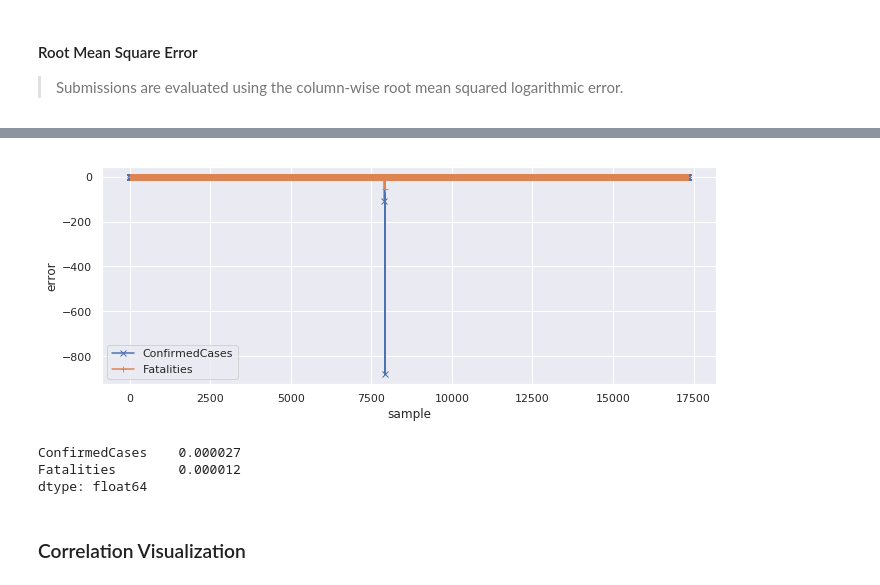
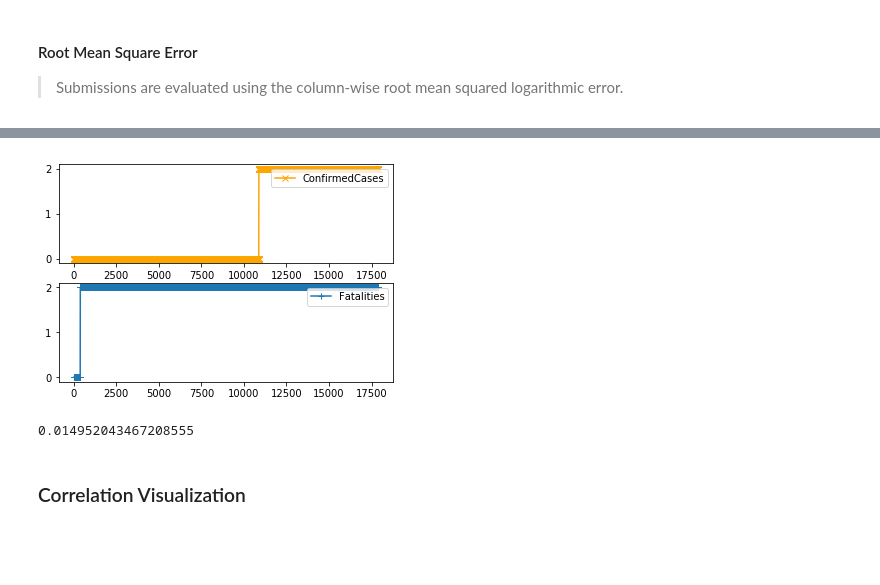
Before and after one commit to silenceliang/COVID19-analysis, a Jupyter notebook: First_week_prediction.ipynb, the cells around one changed output, grey strips where cells are left out. Cells and saved outputs as stored; diff of their text form; code cells hidden in the pictures; blank space fills up the shorter version.

```diff
--- a/First_week_prediction.ipynb
+++ b/First_week_prediction.ipynb
@@ -485,6 +541,6 @@ SyntaxError: invalid character in identifier (<ipython-input-69-822af224da44>, l
 # %%
 from sklearn.ensemble import RandomForestClassifier
 # %%
-clf = RandomForestClassifier(n_estimators=50,n_jobs=4)
-clf.fit(train_numeric_X, train_numeric_Y)
+RF_model = RandomForestClassifier(n_estimators=50,n_jobs=4,verbose=True)
+RF_model.fit(train_numeric_X, train_numeric_Y)
 # %% [output]
@@ -505,0 +583,5 @@ df.to_csv('submission.csv', index=False)
+# %%
+adaboost_model_for_ConfirmedCases = AdaBoostClassifier(n_estimators=15)
+adaboost_model_for_ConfirmedCases.fit(train_numeric_X, train_numeric_Y[numeric_features_Y[0]])
+adaboost_model_for_Fatalities = AdaBoostClassifier(n_estimators=15)
+adaboost_model_for_Fatalities.fit(train_numeric_X, train_numeric_Y[numeric_features_Y[1]])
@@ -508,2 +713,2 @@ df.to_csv('submission.csv', index=False)
 # %%
-train_y_pred = clf.predict(train_numeric_X)
+train_y_pred = RF_model.predict(train_numeric_X)
@@ -534,5 +746,5 @@ plt.show()
 
 > Submissions are evaluated using the column-wise root mean squared logarithmic error.
 # %%
-error = train_y_pred - train_numeric_Y
-error
+error = np.sqrt((train_y_pred - train_numeric_Y)**2)
+error = error.cumsum()
@@ -553,23 +751,25 @@ error
 # %%
 fig,ax = plt.subplots()
 
 plt.xlabel('sample')
 plt.ylabel('error')
+plt.subplot(2, 1, 1)
+plt.plot(range(len(error)), error['ConfirmedCases'], "x-",label="ConfirmedCases",color='orange')
+plt.legend()
 
-plt.plot(range(len(error)), error['ConfirmedCases'], "x-",label="ConfirmedCases")
+plt.subplot(2, 1, 2)
 plt.plot(range(len(error)), error['Fatalities'], "+-", label="Fatalities")
+plt.legend()
 
-plt.grid(True)
-plt.legend()
 plt.show()
 # %% [output]
-[figure, old version]
+[figure, new version]
-# %%
-np.sum((np.log(train_y_pred) - np.log(train_numeric_Y))**2) / len(test_numeric_X)
-# %% [output]
-ConfirmedCases    0.000027
-Fatalities        0.000012
-dtype: float64
+# %%
+from sklearn.metrics import mean_squared_error
+rmse = mean_squared_error(train_numeric_Y, train_y_pred , squared=False)
+rmse
+# %% [output]
+0.014952043467208555
 # %% [markdown]
 ### Correlation Visualization
 # %% [markdown]
```
Also changed, not shown: parts of 129 cells of this notebook.
